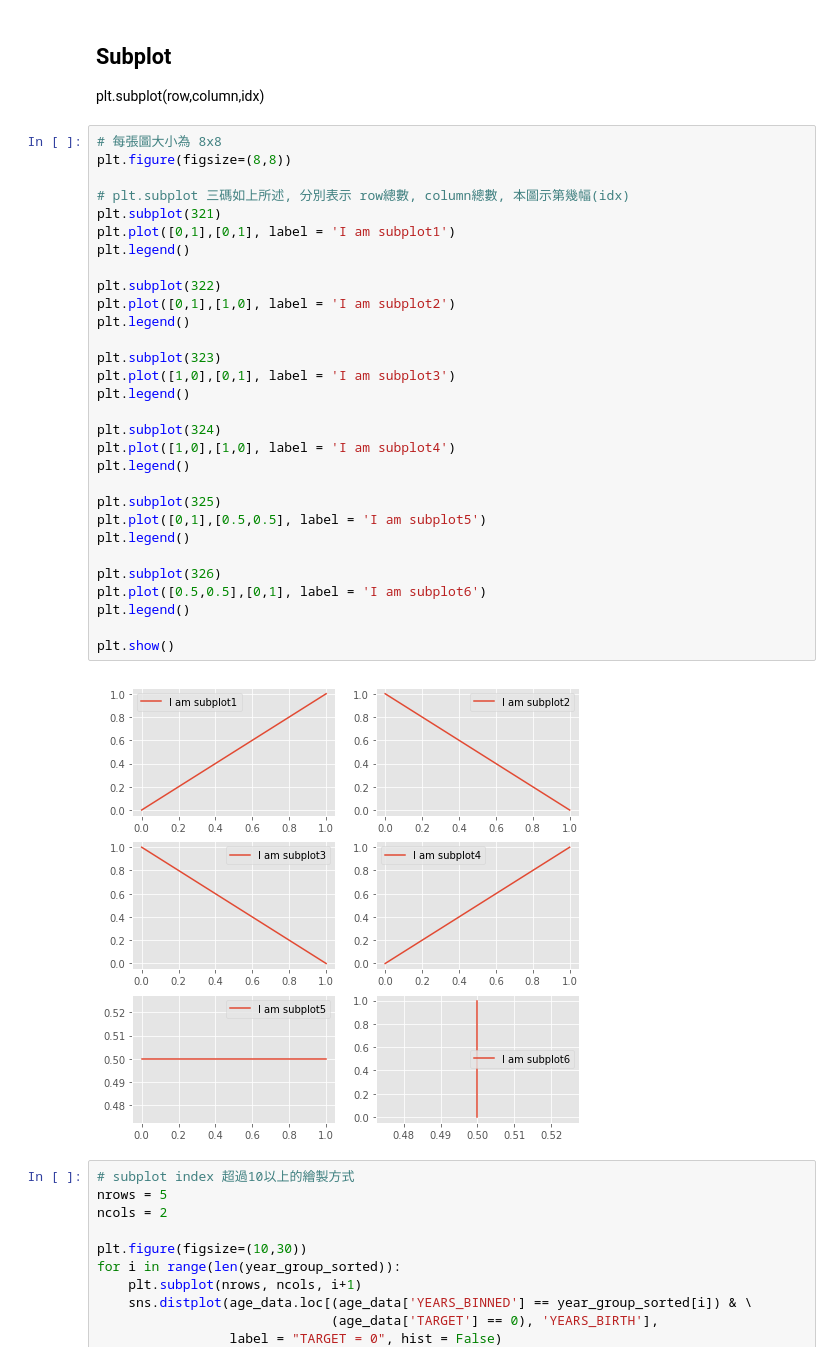
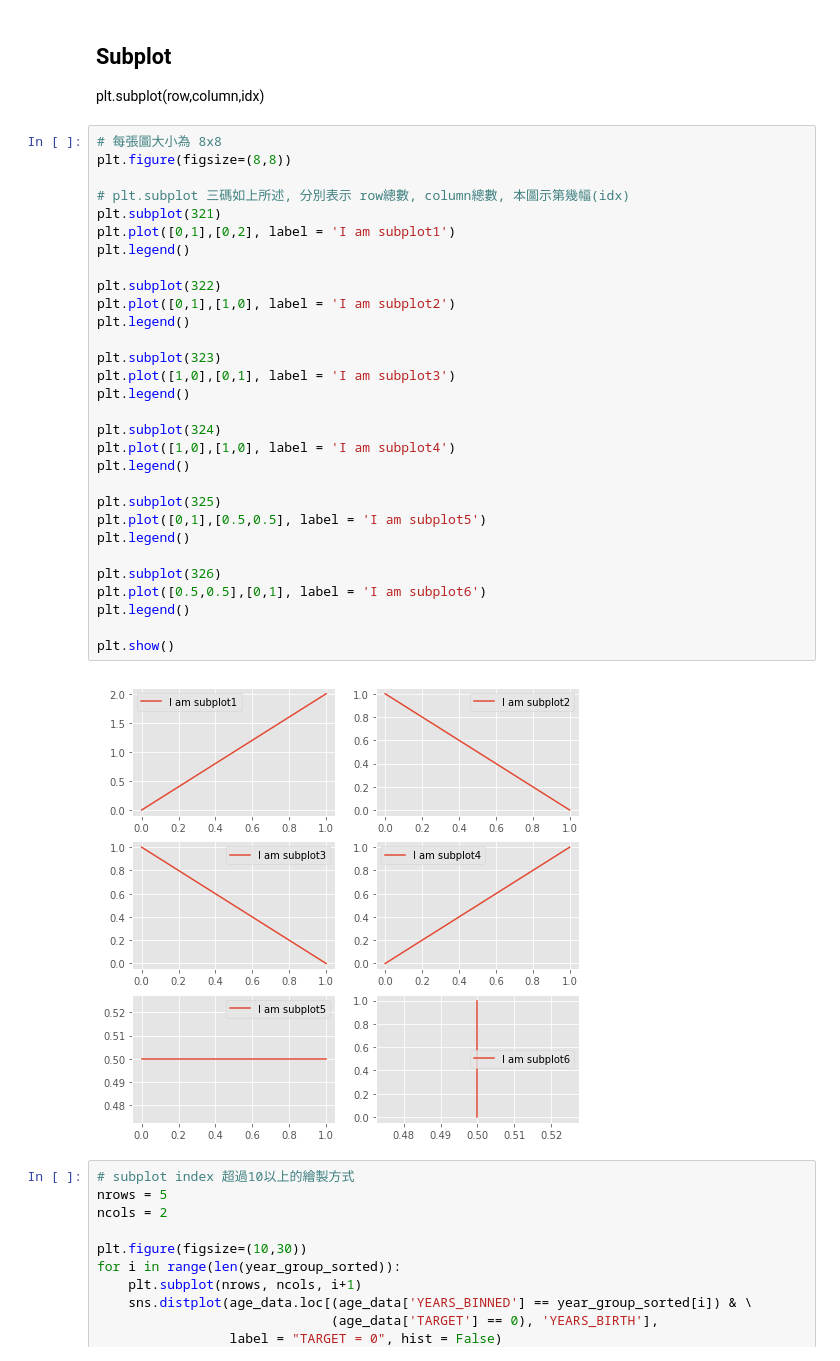
Before and after one commit to ryus2002/2nd-ML100Days, a Jupyter notebook: homework/Day_014_EDA_subplots.ipynb, the cells around one changed output. Drawn from its saved outputs; the diff is of its cells as text.

```diff
--- a/homework/Day_014_EDA_subplots.ipynb
+++ b/homework/Day_014_EDA_subplots.ipynb
@@ -93,35 +93,35 @@ plt.subplot(row,column,idx)
 # %%
 # 每張圖大小為 8x8
 plt.figure(figsize=(8,8))
 
 # plt.subplot 三碼如上所述, 分別表示 row總數, column總數, 本圖示第幾幅(idx)
 plt.subplot(321)
-plt.plot([0,1],[0,1], label = 'I am subplot1')
+plt.plot([0,1],[0,2], label = 'I am subplot1')
 plt.legend()
 
 plt.subplot(322)
 plt.plot([0,1],[1,0], label = 'I am subplot2')
 plt.legend()
 
 plt.subplot(323)
 plt.plot([1,0],[0,1], label = 'I am subplot3')
 plt.legend()
 
 plt.subplot(324)
 plt.plot([1,0],[1,0], label = 'I am subplot4')
 plt.legend()
 
 plt.subplot(325)
 plt.plot([0,1],[0.5,0.5], label = 'I am subplot5')
 plt.legend()
 
 plt.subplot(326)
 plt.plot([0.5,0.5],[0,1], label = 'I am subplot6')
 plt.legend()
 
 plt.show()
 # %% [output]
-[figure, old version]
+[figure, new version]
 # %%
 # subplot index 超過10以上的繪製方式
 nrows = 5
```
Also changed, not shown: 1 other file.
